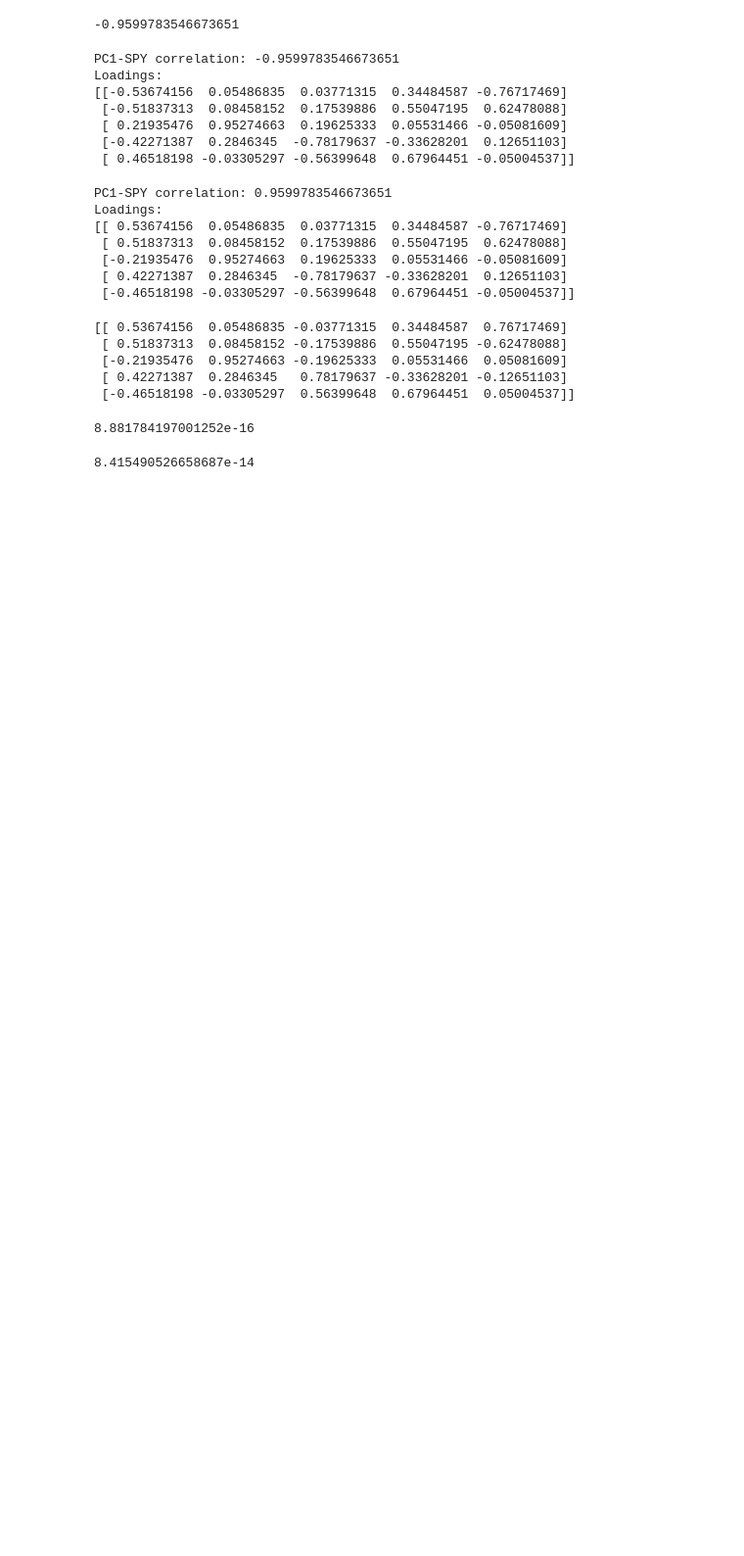
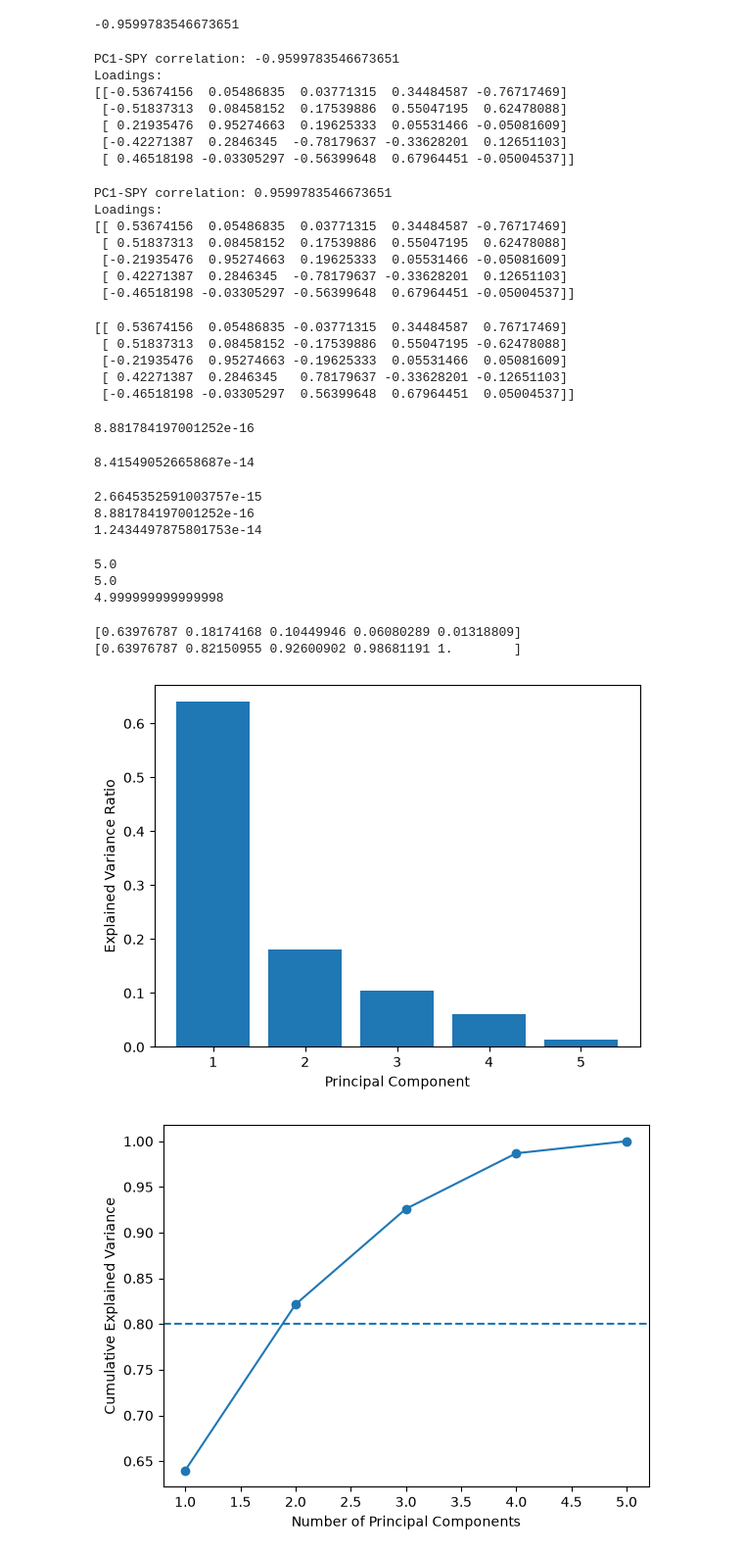
Before and after one commit to nicks848/big-data-science-in-finance, a Jupyter notebook: Lecture4.ipynb, the cells around one changed output. Shown at 98% size. Saved outputs shown, nothing was run; the diff lists cells and outputs as text; code cells hidden in the pictures; blank space fills up the shorter version.

```diff
--- a/Lecture4.ipynb
+++ b/Lecture4.ipynb
@@ -160,3 +160,54 @@ print(np.max(np.abs(eigenvectors - U)))
 print(np.max(np.abs(Z.T @ U - (sigma[:, None] * Vt).T)))
 # %% [output]
 8.415490526658687e-14
+# %%
+d_eigenvalues = np.max(np.abs(eigenvalues - sigma**2 / m))
+d_loadings = np.max(np.abs(eigenvectors - U))
+Y_cov = eigenvectors.T @ Z
+d_scores = np.max(np.abs(Y_cov - Y))
+print(d_eigenvalues)
+print(d_loadings)
+print(d_scores)
+# %% [output]
+2.6645352591003757e-15
+8.881784197001252e-16
+1.2434497875801753e-14
+# %%
+#variance tests
+total_var_assets = np.sum(np.var(Z, axis=1))
+total_var_frobenius = np.sum(Z**2) / m
+total_var_pca = np.sum(eigenvalues)
+print(total_var_assets)
+print(total_var_frobenius)
+print(total_var_pca)
+# %% [output]
+5.0
+5.0
+4.999999999999998
+# %%
+#EVR
+EVR = eigenvalues / total_var_pca
+CEV = np.cumsum(EVR)
+print(EVR)
+print(CEV)
+# %% [output]
+[0.63976787 0.18174168 0.10449946 0.06080289 0.01318809]
+[0.63976787 0.82150955 0.92600902 0.98681191 1.        ]
+# %%
+k = np.arange(1, 6)
+
+plt.figure()
+plt.bar(k, EVR)
+plt.xlabel("Principal Component")
+plt.ylabel("Explained Variance Ratio")
+plt.show()
+
+plt.figure()
+plt.plot(k, CEV, marker="o")
+plt.axhline(0.8, linestyle="--")
+plt.xlabel("Number of Principal Components")
+plt.ylabel("Cumulative Explained Variance")
+plt.show()
+# %% [output]
+[figure, added]
+[figure, added]
```
Also changed, not shown: parts of 6 cells of this notebook.
